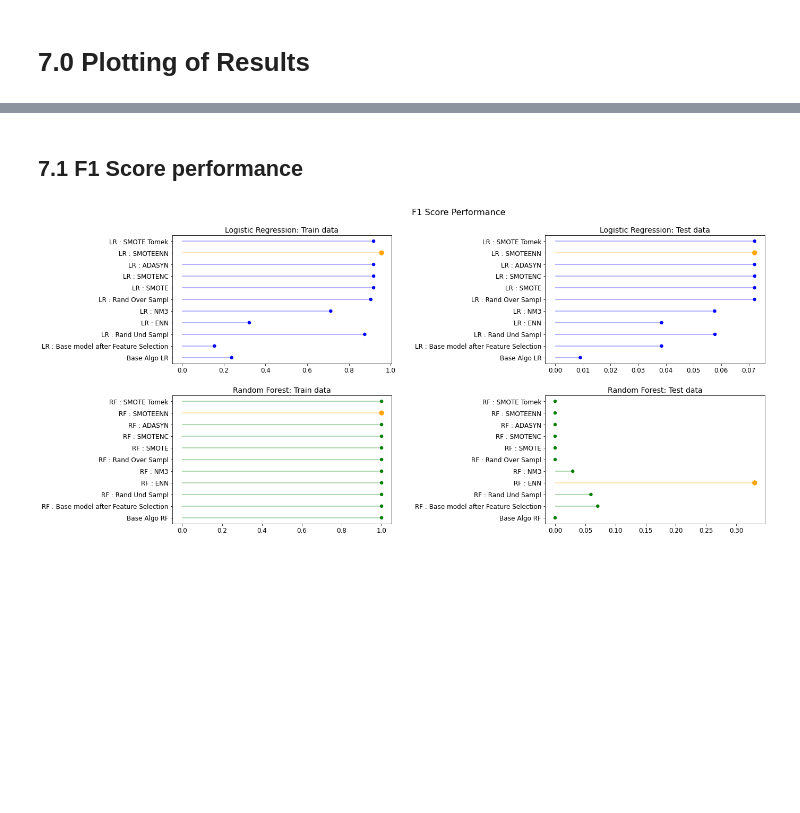
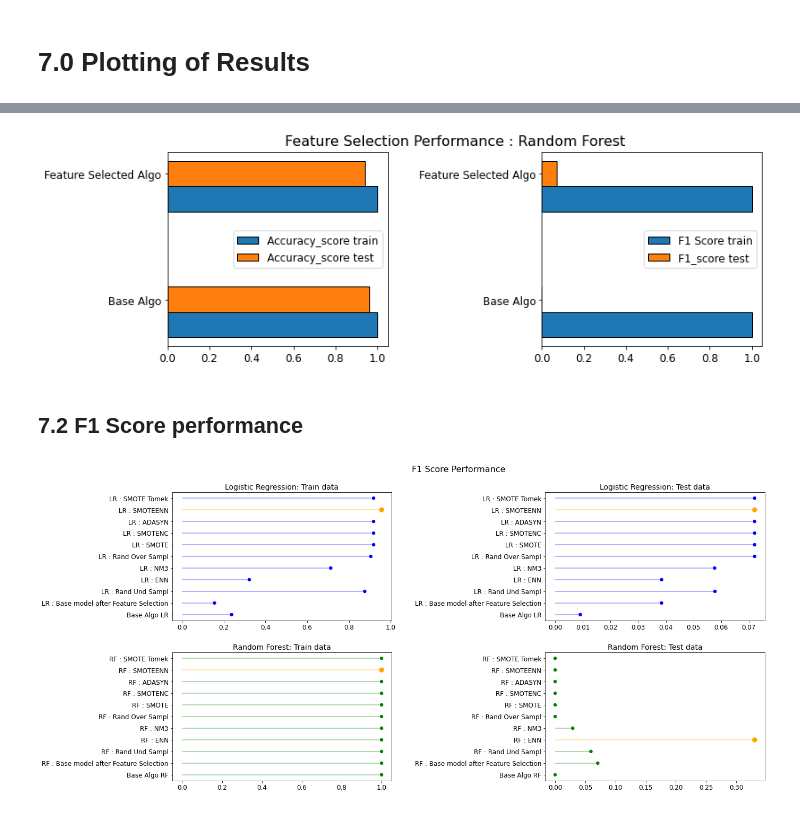
Before and after one commit to sanjayd89/Bankruptcy_detection, a Jupyter notebook: Bankruptcy_detection.ipynb, the cells around one changed output, grey strips where cells are left out. Saved outputs shown, nothing was run; the diff lists cells and outputs as text; code cells hidden in the pictures; blank space fills up the shorter version.

```diff
--- a/Bankruptcy_detection.ipynb
+++ b/Bankruptcy_detection.ipynb
@@ -1114,5 +1182,71 @@ with open('/content/drive/MyDrive/Data Science Projects/01 Bankruptcy Detection/
+# %%
+plt.figure(figsize=(12, 4))
+plt.subplots_adjust(hspace=0.25, wspace=0.7)
+plt.suptitle('Feature Selection Performance : Random Forest', y = 0.95, fontsize = 16)
+
+################################# Accuracy
+ax = plt.subplot(1, 2, 1)
+df = results_table[1].set_index('Algorithm').iloc[:2,2:].reset_index()
+
+# width of the bars
+barWidth = 0.2
+
+# Choose the height of the blue bars
+bars1 = df['Accuracy_score train']
+
+# Choose the height of the cyan bars
+bars2 = df['Accuracy_score test']
+
+# The x position of bars
+r1 = np.arange(len(bars1))
+r2 = [x + barWidth for x in r1]
+
+# Create blue bars
+plt.barh(r1, bars1, height = barWidth, edgecolor = 'black', capsize=7, label='Accuracy_score train')
+
+# Create cyan bars
+plt.barh(r2, bars2, height = barWidth, edgecolor = 'black', capsize=7, label='Accuracy_score test')
+
+# general layout
+plt.yticks([r + barWidth for r in range(len(bars1))], ['Base Algo', 'Feature Selected Algo'])
+plt.legend(fontsize = 12)
+plt.xticks(fontsize = 12)
+plt.yticks(fontsize = 12)
+plt.ylabel("")
+
+
+ax = plt.subplot(1, 2, 2)
+
+df = results_table[1].iloc[:2,:3]
+
+# Choose the height of the blue bars
+bars1 = df['F1_score train']
+
+# Choose the height of the cyan bars
+bars2 = df['F1_score test']
+
+# The x position of bars
+r1 = np.arange(len(bars1))
+r2 = [x + barWidth for x in r1]
+
+# Create blue bars
+plt.barh(r1, bars1, height = barWidth, edgecolor = 'black', capsize=7, label='F1 Score train')
+
+# Create cyan bars
+plt.barh(r2, bars2, height = barWidth, edgecolor = 'black', capsize=7, label='F1_score test')
+
+# general layout
+plt.yticks([r + barWidth for r in range(len(bars1))], ['Base Algo', 'Feature Selected Algo'])
+plt.legend(fontsize = 12)
+plt.xticks(fontsize = 12)
+plt.yticks(fontsize = 12)
+plt.ylabel("")
+# Show graphic
+plt.show()
+# %% [output]
+[figure, added]
 # %% [markdown]
-## 7.1 F1 Score performance
+## 7.2 F1 Score performance
 # %%
 # libraries
 import numpy as np
```
Also changed, not shown: parts of 5 cells of this notebook.
